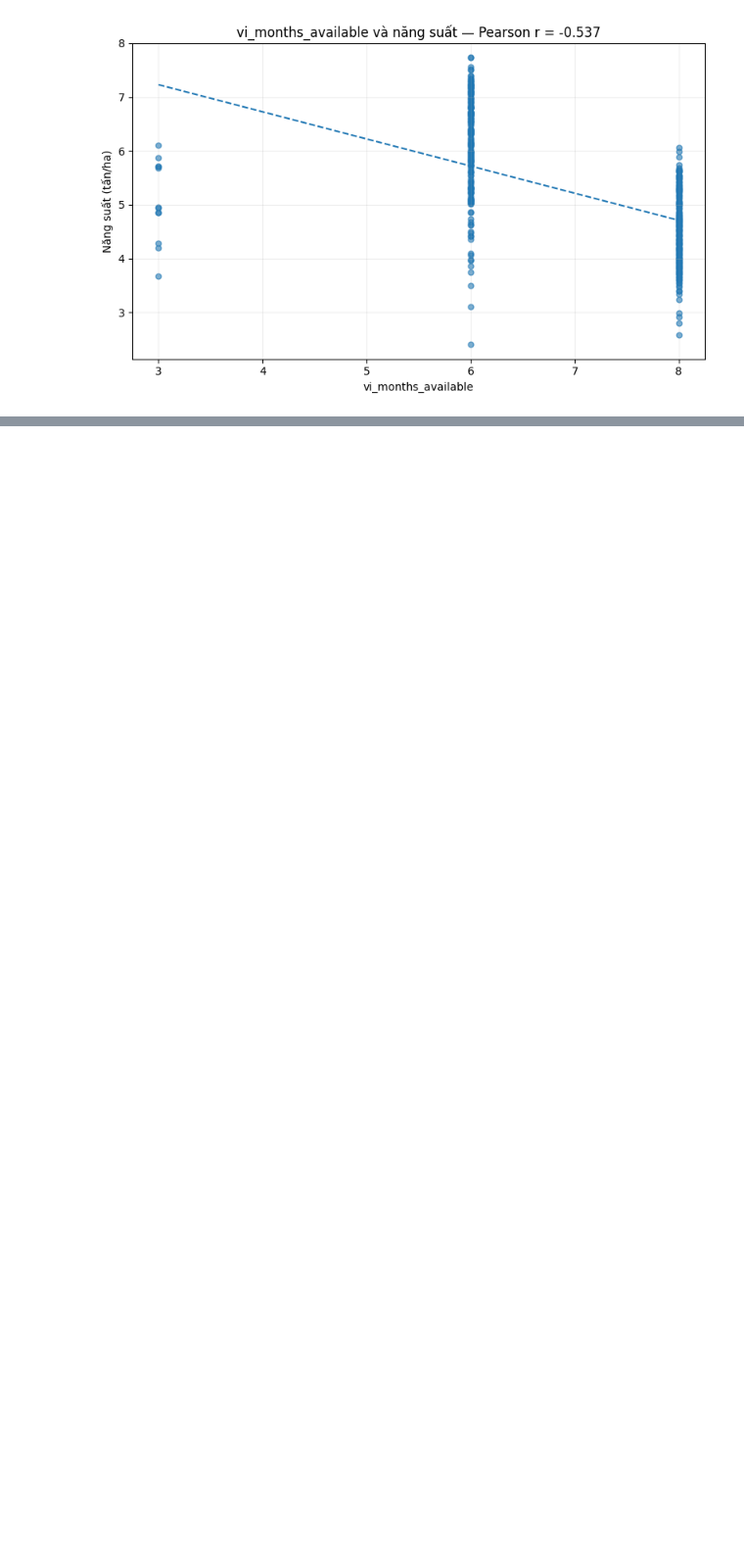
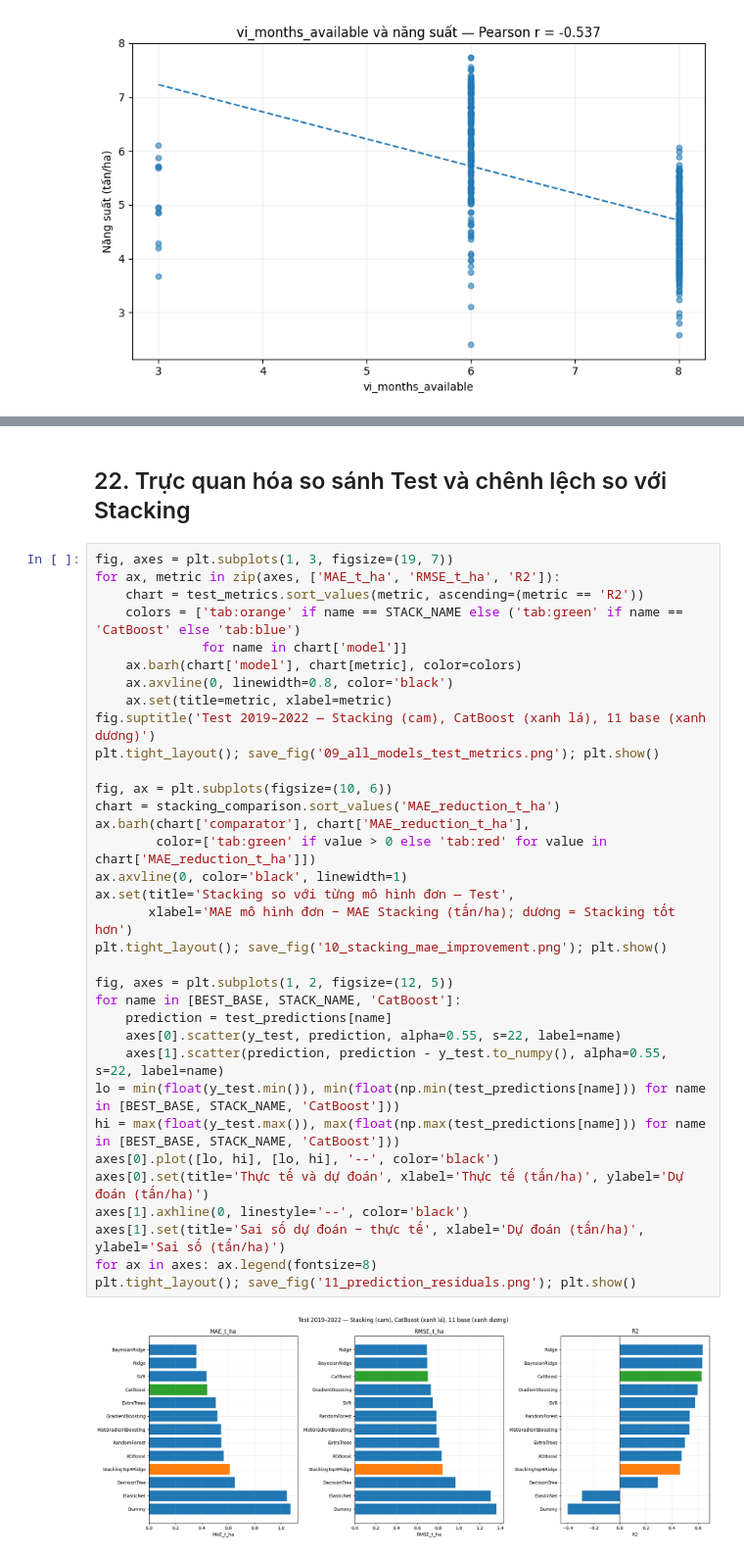
Before and after one commit to tuan-205/rice_yield_estimation, a Jupyter notebook: notebook/ensemble_training_rice_yield.ipynb, the cells around one changed output, grey strips where cells are left out. Shown at 98% size. Drawn from its saved outputs; the diff is of its cells as text; blank space fills up the shorter version.

```diff
--- a/notebook/ensemble_training_rice_yield.ipynb
+++ b/notebook/ensemble_training_rice_yield.ipynb
@@ -746,0 +850,38 @@ Kiểm tra lưu/nạp thành công; thứ tự cột và tiền xử lý giữ n
+# %% [markdown]
+## 22. Trực quan hóa so sánh Test và chênh lệch so với Stacking
+# %%
+fig, axes = plt.subplots(1, 3, figsize=(19, 7))
+for ax, metric in zip(axes, ['MAE_t_ha', 'RMSE_t_ha', 'R2']):
+    chart = test_metrics.sort_values(metric, ascending=(metric == 'R2'))
+    colors = ['tab:orange' if name == STACK_NAME else ('tab:green' if name == 'CatBoost' else 'tab:blue')
+              for name in chart['model']]
+    ax.barh(chart['model'], chart[metric], color=colors)
+    ax.axvline(0, linewidth=0.8, color='black')
+    ax.set(title=metric, xlabel=metric)
+fig.suptitle('Test 2019–2022 — Stacking (cam), CatBoost (xanh lá), 11 base (xanh dương)')
+plt.tight_layout(); save_fig('09_all_models_test_metrics.png'); plt.show()
+
+fig, ax = plt.subplots(figsize=(10, 6))
+chart = stacking_comparison.sort_values('MAE_reduction_t_ha')
+ax.barh(chart['comparator'], chart['MAE_reduction_t_ha'],
+        color=['tab:green' if value > 0 else 'tab:red' for value in chart['MAE_reduction_t_ha']])
+ax.axvline(0, color='black', linewidth=1)
+ax.set(title='Stacking so với từng mô hình đơn — Test',
+       xlabel='MAE mô hình đơn − MAE Stacking (tấn/ha); dương = Stacking tốt hơn')
+plt.tight_layout(); save_fig('10_stacking_mae_improvement.png'); plt.show()
+
+fig, axes = plt.subplots(1, 2, figsize=(12, 5))
+for name in [BEST_BASE, STACK_NAME, 'CatBoost']:
+    prediction = test_predictions[name]
+    axes[0].scatter(y_test, prediction, alpha=0.55, s=22, label=name)
+    axes[1].scatter(prediction, prediction - y_test.to_numpy(), alpha=0.55, s=22, label=name)
+lo = min(float(y_test.min()), min(float(np.min(test_predictions[name])) for name in [BEST_BASE, STACK_NAME, 'CatBoost']))
+hi = max(float(y_test.max()), max(float(np.max(test_predictions[name])) for name in [BEST_BASE, STACK_NAME, 'CatBoost']))
+axes[0].plot([lo, hi], [lo, hi], '--', color='black')
+axes[0].set(title='Thực tế và dự đoán', xlabel='Thực tế (tấn/ha)', ylabel='Dự đoán (tấn/ha)')
+axes[1].axhline(0, linestyle='--', color='black')
+axes[1].set(title='Sai số dự đoán − thực tế', xlabel='Dự đoán (tấn/ha)', ylabel='Sai số (tấn/ha)')
+for ax in axes: ax.legend(fontsize=8)
+plt.tight_layout(); save_fig('11_prediction_residuals.png'); plt.show()
+# %% [output]
+[figure, added]
```
Also changed, not shown: parts of 69 cells of this notebook, 28 other files.
